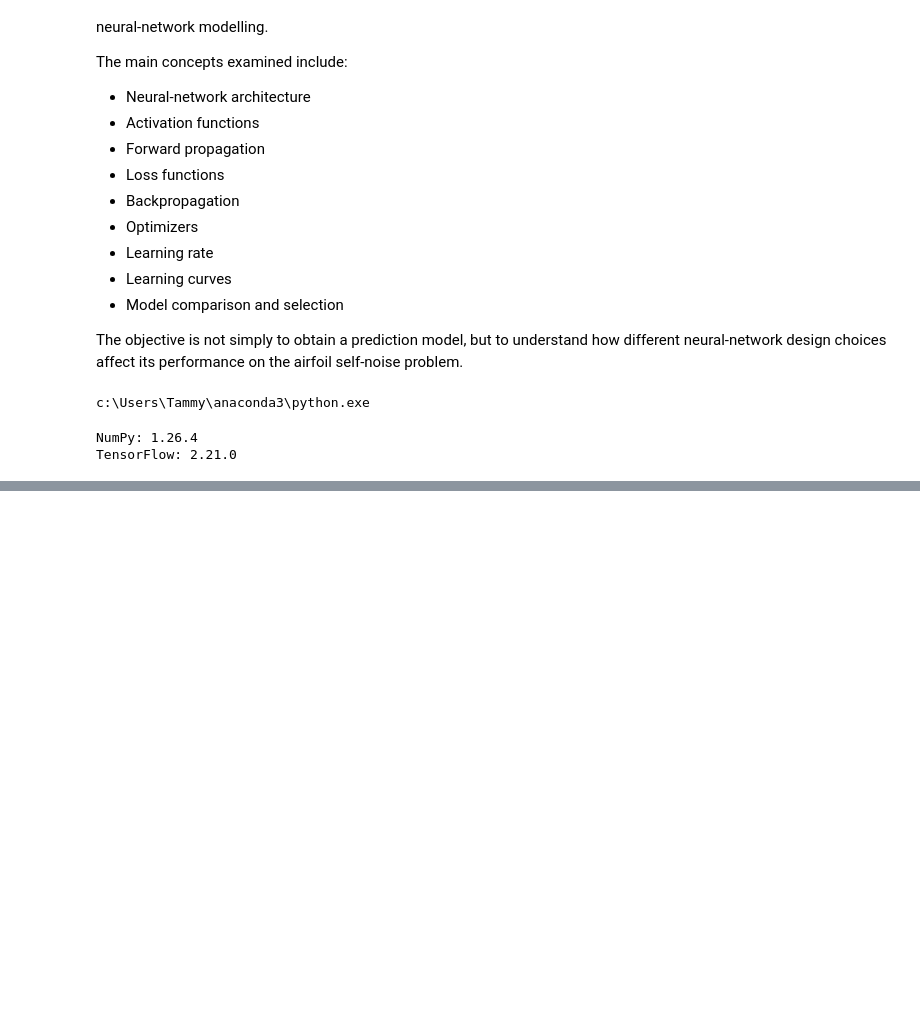
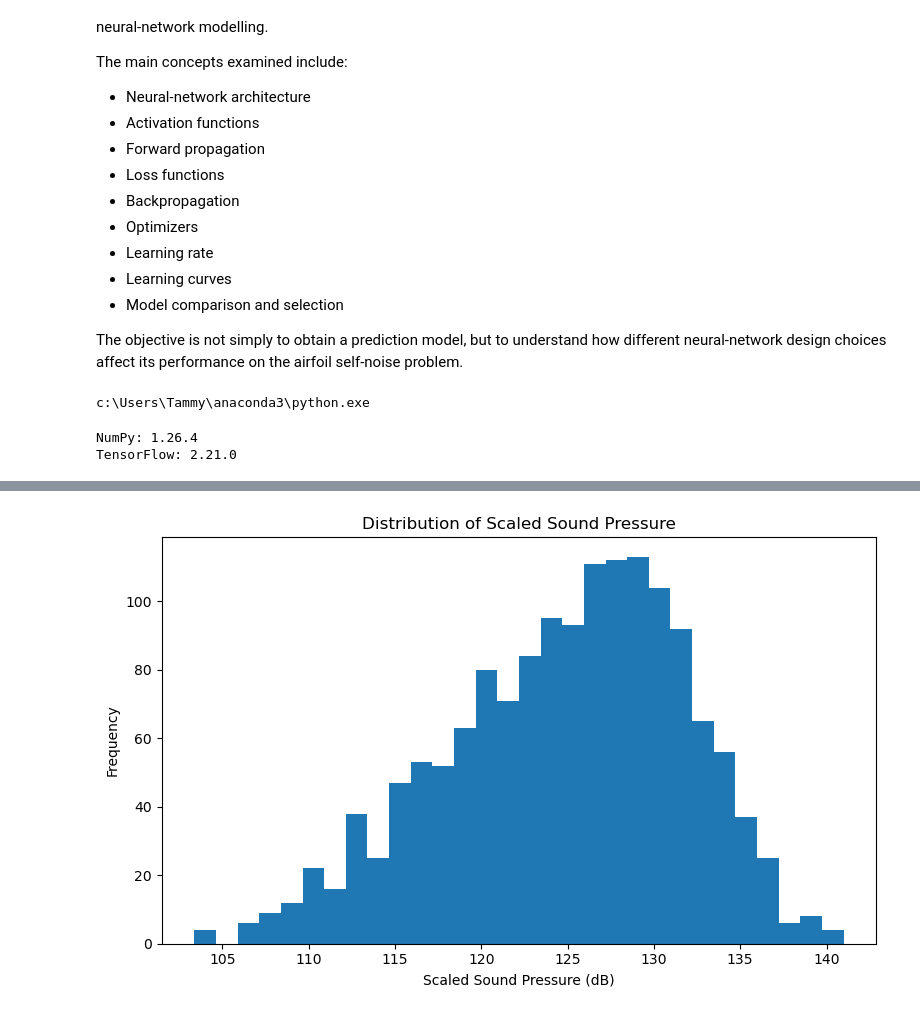
Before and after one commit to Tam-Davies/Predicting-Airfoil-Self-Noise-Using-Deep-Neural-Networks, a Jupyter notebook: Airfoil Self-Noise Deep Learning/notebooks/data_exploration.ipynb, the cells around one changed output, grey strips where cells are left out. Drawn from its saved outputs; the diff is of its cells as text; code cells hidden in the pictures; blank space fills up the shorter version.

```diff
--- a/Airfoil Self-Noise Deep Learning/notebooks/data_exploration.ipynb
+++ b/Airfoil Self-Noise Deep Learning/notebooks/data_exploration.ipynb
@@ -174,0 +124,4 @@ Column names:
+# %%
+plot_target_distribution(df, TARGET_COLUMN)
+# %% [output]
+[figure, added]
```
Also changed, not shown: parts of 16 cells of this notebook, 1 other file.
